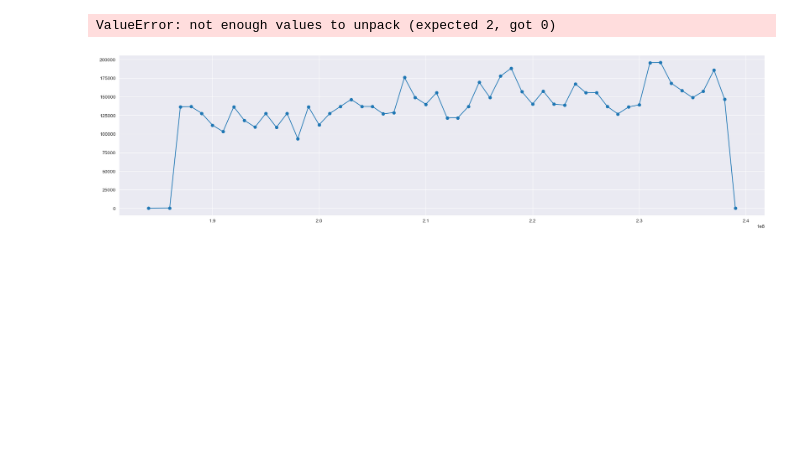
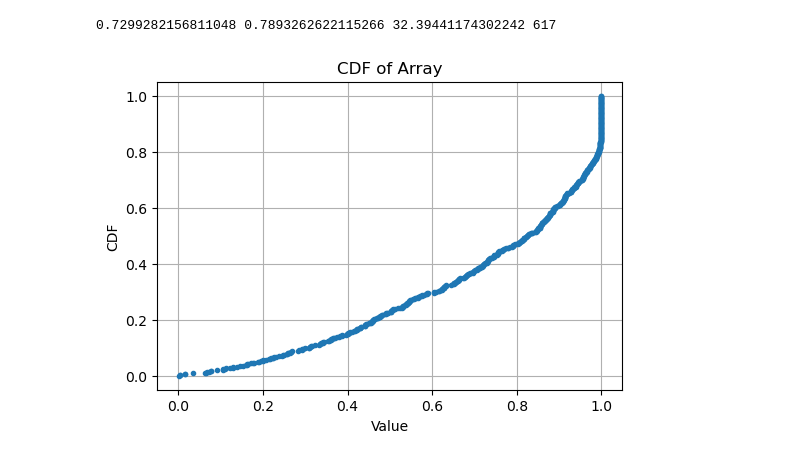
Before and after one commit to WakLouis/TsMon_code, a Jupyter notebook: Python/main.ipynb, the cells around one changed output. Drawn from its saved outputs; the diff is of its cells as text; code cells hidden in the pictures; blank space fills up the shorter version.

```diff
--- a/Python/main.ipynb
+++ b/Python/main.ipynb
@@ -184,3 +213,10 @@ ts_mon = TsMon(3, 5120, 20480, queue_length, windowSize)
+# %%
+'''
+运行 TsSketch test
+'''
+for packet in packets:
+    key, p_bits, global_time, label = packet
+    ts_mon.TsSketch_test(key, p_bits, global_time)
 # %%
 '''
 运行 TsMon
@@ -188,21 +224,20 @@ ts_mon = TsMon(3, 5120, 20480, queue_length, windowSize)
 
 for packet in packets:
     key, p_bits, global_time, label = packet
-    ts_mon.process(key, p_bits, global_time, target_key)
+    ts_mon.process(key, p_bits, global_time)
 
 '''
 Pop up residual data
 '''
-ts_mon.popout_residual_data()
+# ts_mon.popout_residual_data(flowNum)
 # %%
 '''
 Perfect traffic statistics method
 '''
 
 from collections import defaultdict
+interval = 100_000
 
-interval = 1_000_000
-flowNum = 68537
 
 def packets_to_flow(flowNum, packets, interval):
     timeNow = 0
@@ -230,11 +265,67 @@ def packets_to_flow(flowNum, packets, interval):
     return replay
 
 no_error_replay = packets_to_flow(flowNum, packets, interval)
+# %%
+'''
+精度计算
+'''
+arr = []
+
+cos = 0
+energy = 0
+are = 0
+count = 0
+for flowID in range(1, flowNum):
+    if len(ts_mon.traffic[flowID]) == 0:
+        continue
+    else:
+        count += 1
+    _, y_tsmon = zip(*ts_mon.traffic[flowID])
+    _, y_raw = zip(*no_error_replay[flowID])
+    minLen = min(len(y_tsmon), len(y_raw))
+
+
+    temp = cosine_similarity(y_tsmon[:minLen], y_raw[:minLen])
+    cos += temp
+    arr.append((flowID, temp))
+    energy += energy_similarity(y_tsmon[:minLen], y_raw[:minLen])
+    are += average_relative_error(y_tsmon[:minLen], y_raw[:minLen])
+    # print(average_relative_error(y_tsmon[:minLen], y_raw[:minLen]), y_tsmon[:minLen], y_raw[:minLen], flowID)
+
+cos /= count
+energy /= count
+are /= count
+print(cos, energy, are, count)
+
+import numpy as np
+import matplotlib.pyplot as plt
+
+# 示例数组
+_, b = zip(*arr)
+
+
+# 排序
+data = np.sort(b)
+
+# 计算CDF
+y = np.arange(1, len(data) + 1) / len(data)
+
+# 绘制CDF
+plt.figure(figsize=(6,4))
+plt.plot(data, y, marker='.', linestyle='none')
+plt.xlabel('Value')
+plt.ylabel('CDF')
+plt.title('CDF of Array')
+plt.grid(True)
+plt.show()
+# %% [output]
+0.7299282156811048 0.7893262622115266 32.39441174302242 617
+[figure, added]
 # %%
 '''
 获得 TsMon 示意图
 '''
-targetFlow = ts_mon.replay[14909]
+targetFlow = ts_mon.replay[800]
 # print(targetFlow)
 x_tsmon, y_tsmon = zip(*targetFlow)
 # x_tsmon = range(len(y_tsmon))
@@ -244,21 +335,17 @@ plt.figure(figsize=(24, 6))
 plt.plot(x_tsmon, y_tsmon, marker='o')
 # plt.xlim(0, 1000000)
 plt.show()
-# %% [output]
-ValueError: not enough values to unpack (expected 2, got 0)
 # %%
 '''
 原数据示意图
 '''
-x_raw, y_raw = zip(*no_error_replay[14909])
+x_raw, y_raw = zip(*no_error_replay[800])
 
 # 绘制折线图
 plt.figure(figsize=(24, 6))
 plt.plot(x_raw, y_raw, marker='o')
 # plt.xlim(0, 1000000000)
 plt.show()
-# %% [output]
-[figure, removed]
 # %%
 '''
 ARE calculation
```
Also changed, not shown: parts of 6 cells of this notebook, 13 other files.
